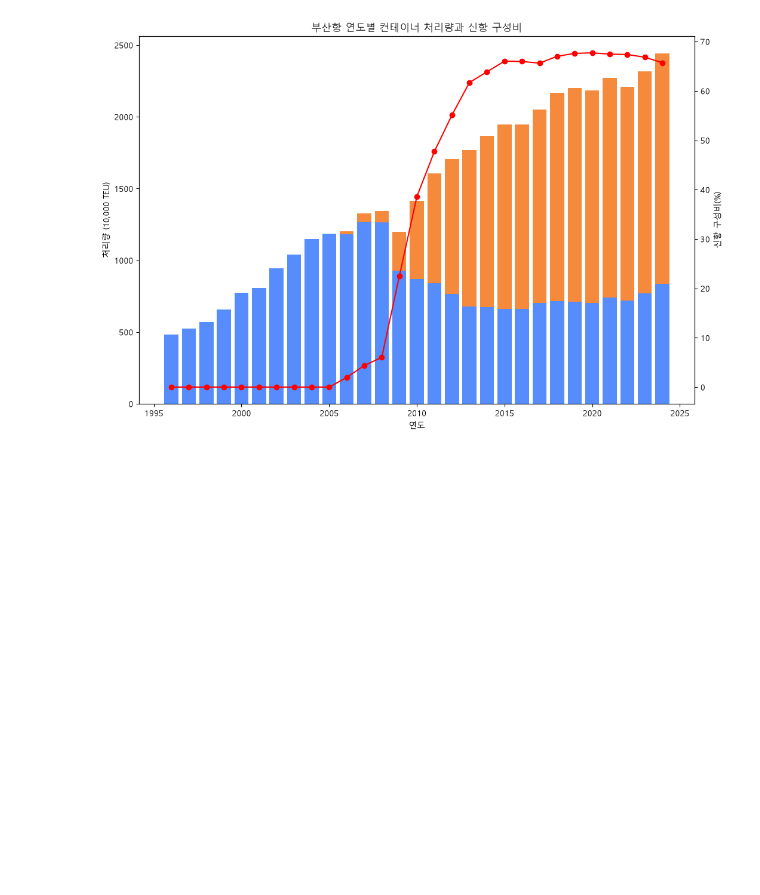
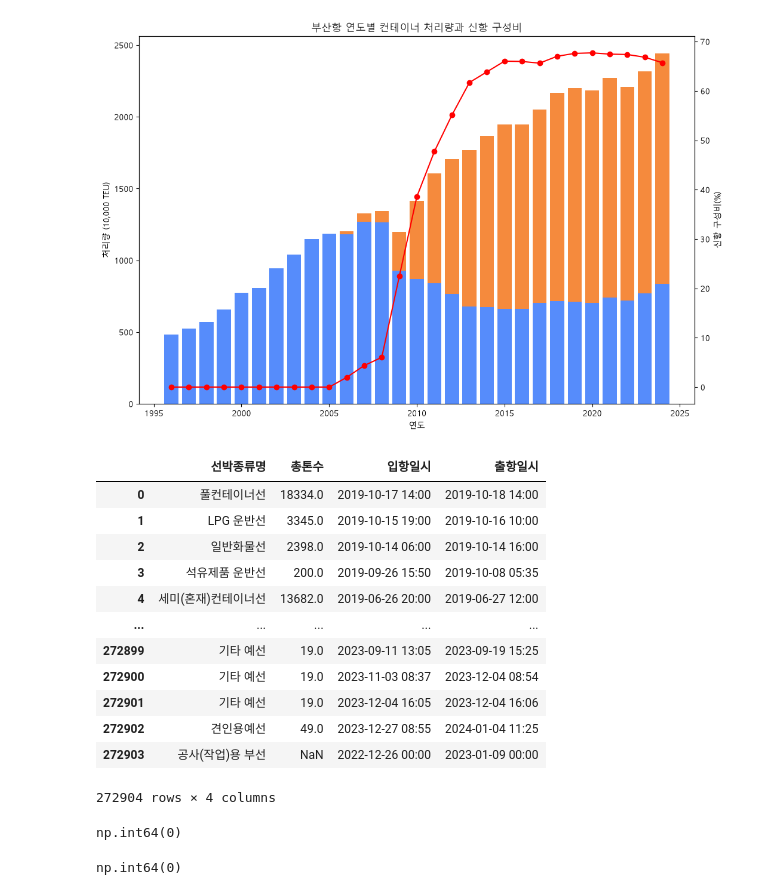
Before and after one commit to eddie1031/2026_SKP_011, a Jupyter notebook: kpi.ipynb, the cells around one changed output. Cells and saved outputs as stored; diff of their text form; code cells hidden in the pictures; blank space fills up the shorter version.

```diff
--- a/kpi.ipynb
+++ b/kpi.ipynb
@@ -241,3 +241,24 @@ ax.set_title('부산항 연도별 컨테이너 처리량과 신항 구성비')
 plt.show()
 # %% [output]
 [figure]
+# %%
+df = load_dataset('입출항_집계정보')
+
+cols = ['선박종류명', '총톤수', '입항일시', '출항일시']
+
+df = df[cols].copy()
+df
+# %% [output]
+|  | 선박종류명 | 총톤수 | 입항일시 | 출항일시 |
+| 0 | 풀컨테이너선 | 18334.0 | 2019-10-17 14:00 | 2019-10-18 14:00 |
+| 1 | LPG 운반선 | 3345.0 | 2019-10-15 19:00 | 2019-10-16 10:00 |
+| 2 | 일반화물선 | 2398.0 | 2019-10-14 06:00 | 2019-10-14 16:00 |
+| 3 | 석유제품 운반선 | 200.0 | 2019-09-26 15:50 | 2019-10-08 05:35 |
+| 4 | 세미(혼재)컨테이너선 | 13682.0 | 2019-06-26 20:00 | 2019-06-27 12:00 |
+| ... | ... | ... | ... | ... |
+| 272899 | 기타 예선 | 19.0 | 2023-09-11 13:05 | 2023-09-19 15:25 |
+| 272900 | 기타 예선 | 19.0 | 2023-11-03 08:37 | 2023-12-04 08:54 |
+| 272901 | 기타 예선 | 19.0 | 2023-12-04 16:05 | 2023-12-04 16:06 |
+| 272902 | 견인용예선 | 49.0 | 2023-12-27 08:55 | 2024-01-04 11:25 |
+| 272903 | 공사(작업)용 부선 | NaN | 2022-12-26 00:00 | 2023-01-09 00:00 |
+272904 rows × 4 columns
@@ -243,0 +268,8 @@ plt.show()
+# %%
+df['입항'].isna().sum()
+# %% [output]
+np.int64(0)
+# %%
+df['출항'].isna().sum()
+# %% [output]
+np.int64(0)
```
Also changed, not shown: parts of 15 cells of this notebook.
